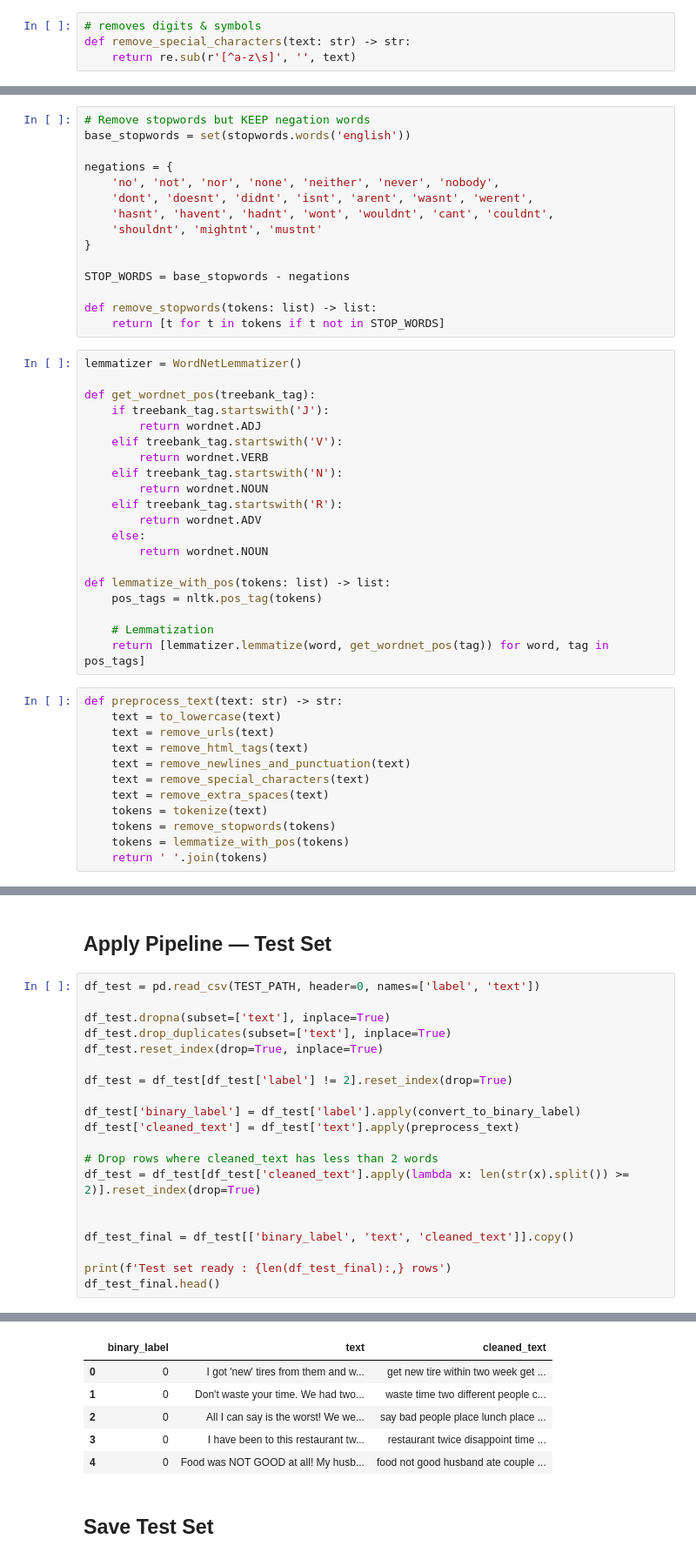
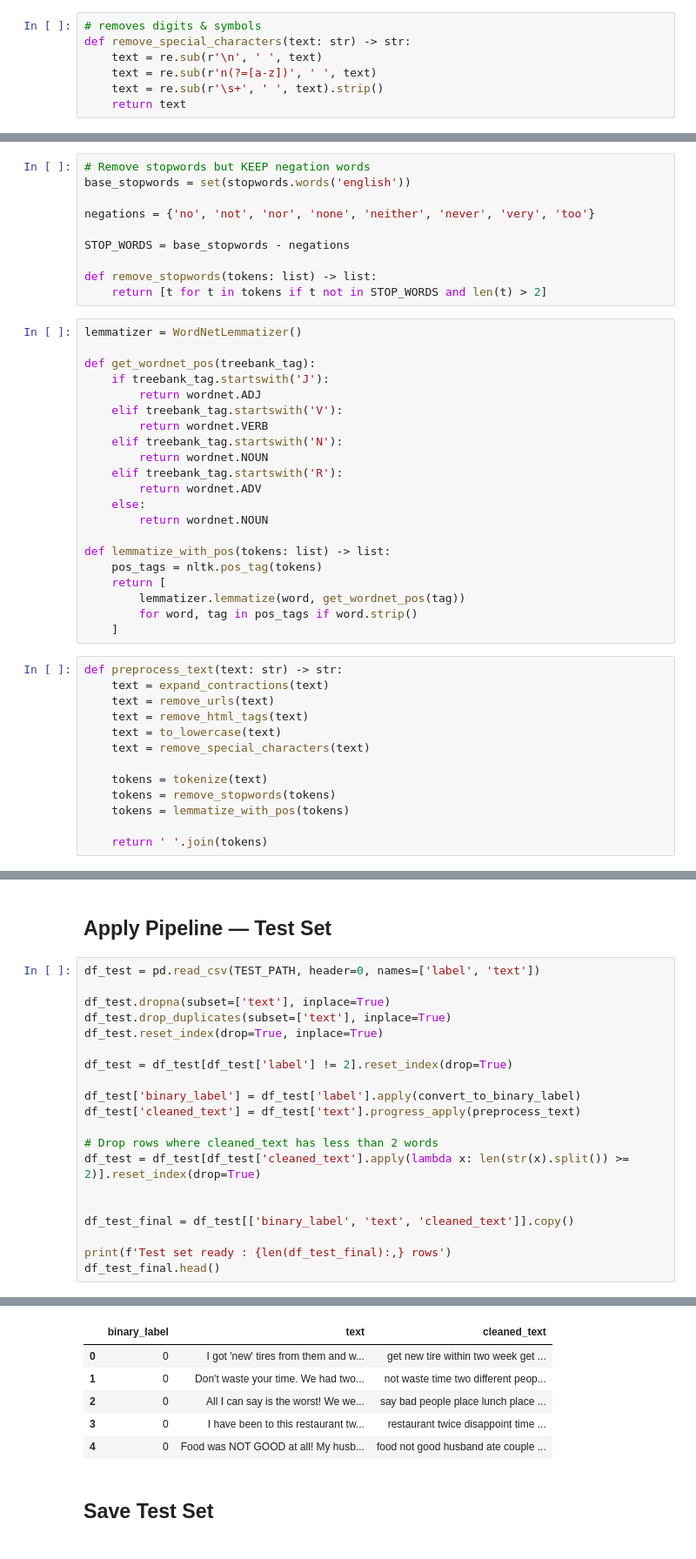
Before and after one commit to rahmamohax/SmartReviewAnalyzer, a Jupyter notebook: notebooks/01_preprocessing.ipynb, the cells around one changed output, grey strips where cells are left out. Shown at 87% size. Cells and saved outputs as stored; diff of their text form.

Commit message:
enhance text cleaning

```diff
--- a/notebooks/01_preprocessing.ipynb
+++ b/notebooks/01_preprocessing.ipynb
@@ -111,4 +111,7 @@ def remove_newlines_and_punctuation(text: str) -> str:
 # %%
 # removes digits & symbols
 def remove_special_characters(text: str) -> str:
-    return re.sub(r'[^a-z\s]', '', text)
+    text = re.sub(r'\n', ' ', text)
+    text = re.sub(r'n(?=[a-z])', ' ', text)
+    text = re.sub(r'\s+', ' ', text).strip()
+    return text
@@ -124,17 +123,12 @@ def tokenize(text: str) -> list:
 # Remove stopwords but KEEP negation words
 base_stopwords = set(stopwords.words('english'))
 
-negations = {
-    'no', 'not', 'nor', 'none', 'neither', 'never', 'nobody',
-    'dont', 'doesnt', 'didnt', 'isnt', 'arent', 'wasnt', 'werent',
-    'hasnt', 'havent', 'hadnt', 'wont', 'wouldnt', 'cant', 'couldnt',
-    'shouldnt', 'mightnt', 'mustnt'
-}
+negations = {'no', 'not', 'nor', 'none', 'neither', 'never', 'very', 'too'}
 
 STOP_WORDS = base_stopwords - negations
 
 def remove_stopwords(tokens: list) -> list:
-    return [t for t in tokens if t not in STOP_WORDS]
+    return [t for t in tokens if t not in STOP_WORDS and len(t) > 2]
 # %%
 lemmatizer = WordNetLemmatizer()
 
@@ -152,20 +146,22 @@ def get_wordnet_pos(treebank_tag):
 
 def lemmatize_with_pos(tokens: list) -> list:
     pos_tags = nltk.pos_tag(tokens)
-
-    # Lemmatization
-    return [lemmatizer.lemmatize(word, get_wordnet_pos(tag)) for word, tag in pos_tags]
+    return [
+        lemmatizer.lemmatize(word, get_wordnet_pos(tag))
+        for word, tag in pos_tags if word.strip()
+    ]
 # %%
 def preprocess_text(text: str) -> str:
-    text = to_lowercase(text)
+    text = expand_contractions(text)
     text = remove_urls(text)
     text = remove_html_tags(text)
-    text = remove_newlines_and_punctuation(text)
+    text = to_lowercase(text)
     text = remove_special_characters(text)
-    text = remove_extra_spaces(text)
+
     tokens = tokenize(text)
     tokens = remove_stopwords(tokens)
     tokens = lemmatize_with_pos(tokens)
+
     return ' '.join(tokens)
 # %%
 # Drop neutral reviews
@@ -286,7 +283,7 @@ df_test.reset_index(drop=True, inplace=True)
 df_test = df_test[df_test['label'] != 2].reset_index(drop=True)
 
 df_test['binary_label'] = df_test['label'].apply(convert_to_binary_label)
-df_test['cleaned_text'] = df_test['text'].apply(preprocess_text)
+df_test['cleaned_text'] = df_test['text'].progress_apply(preprocess_text)
 
 # Drop rows where cleaned_text has less than 2 words
 df_test = df_test[df_test['cleaned_text'].apply(lambda x: len(str(x).split()) >= 2)].reset_index(drop=True)
@@ -301,6 +298,6 @@ Test set ready : 39,969 rows
 |  | binary_label | text | cleaned_text |
 | 0 | 0 | I got 'new' tires from them and w... | get new tire within two week get ... |
-| 1 | 0 | Don't waste your time. We had two... | waste time two different people c... |
+| 1 | 0 | Don't waste your time. We had two... | not waste time two different peop... |
 | 2 | 0 | All I can say is the worst! We we... | say bad people place lunch place ... |
 | 3 | 0 | I have been to this restaurant tw... | restaurant twice disappoint time ... |
 | 4 | 0 | Food was NOT GOOD at all! My husb... | food not good husband ate couple ... |
```
Also changed, not shown: parts of 13 cells of this notebook.
